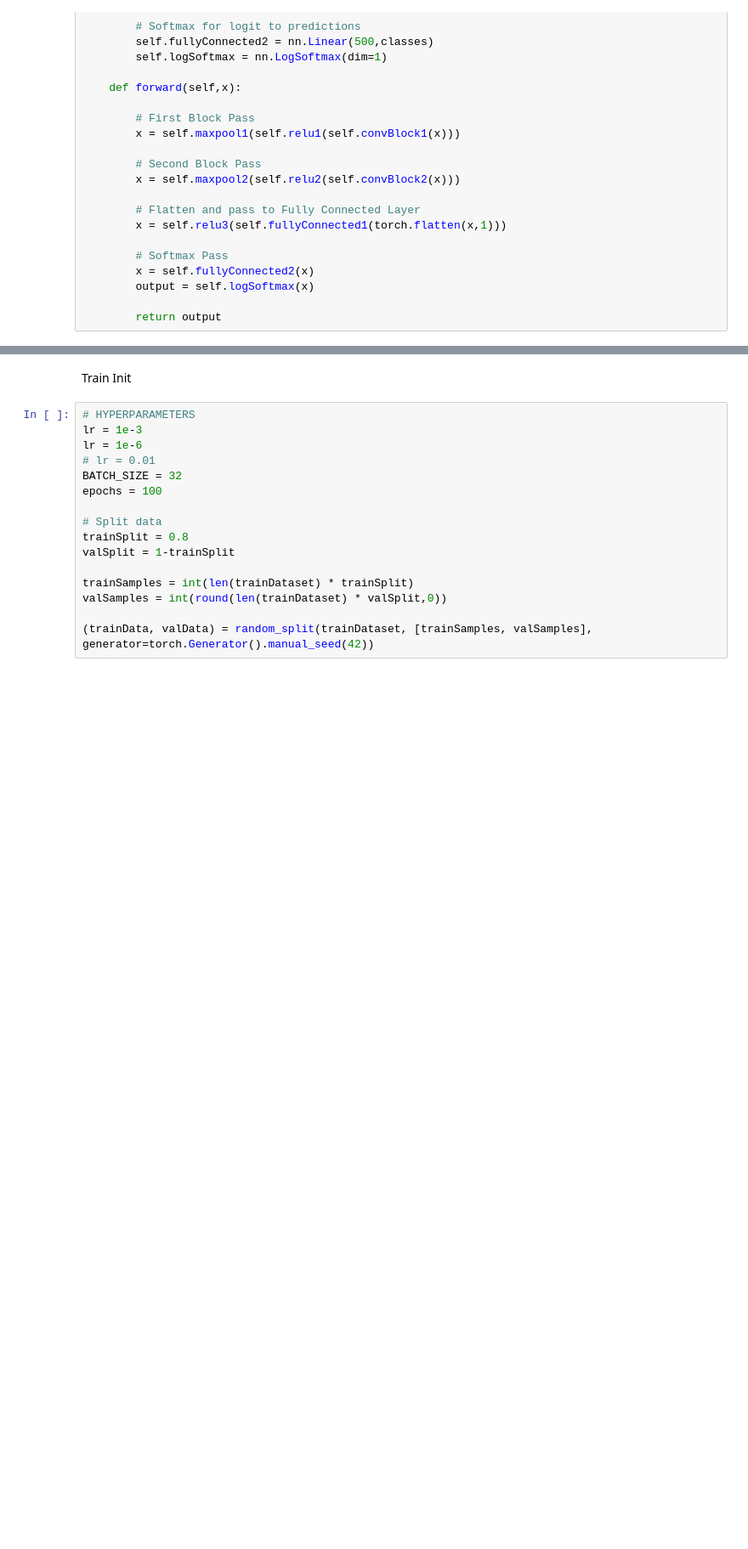
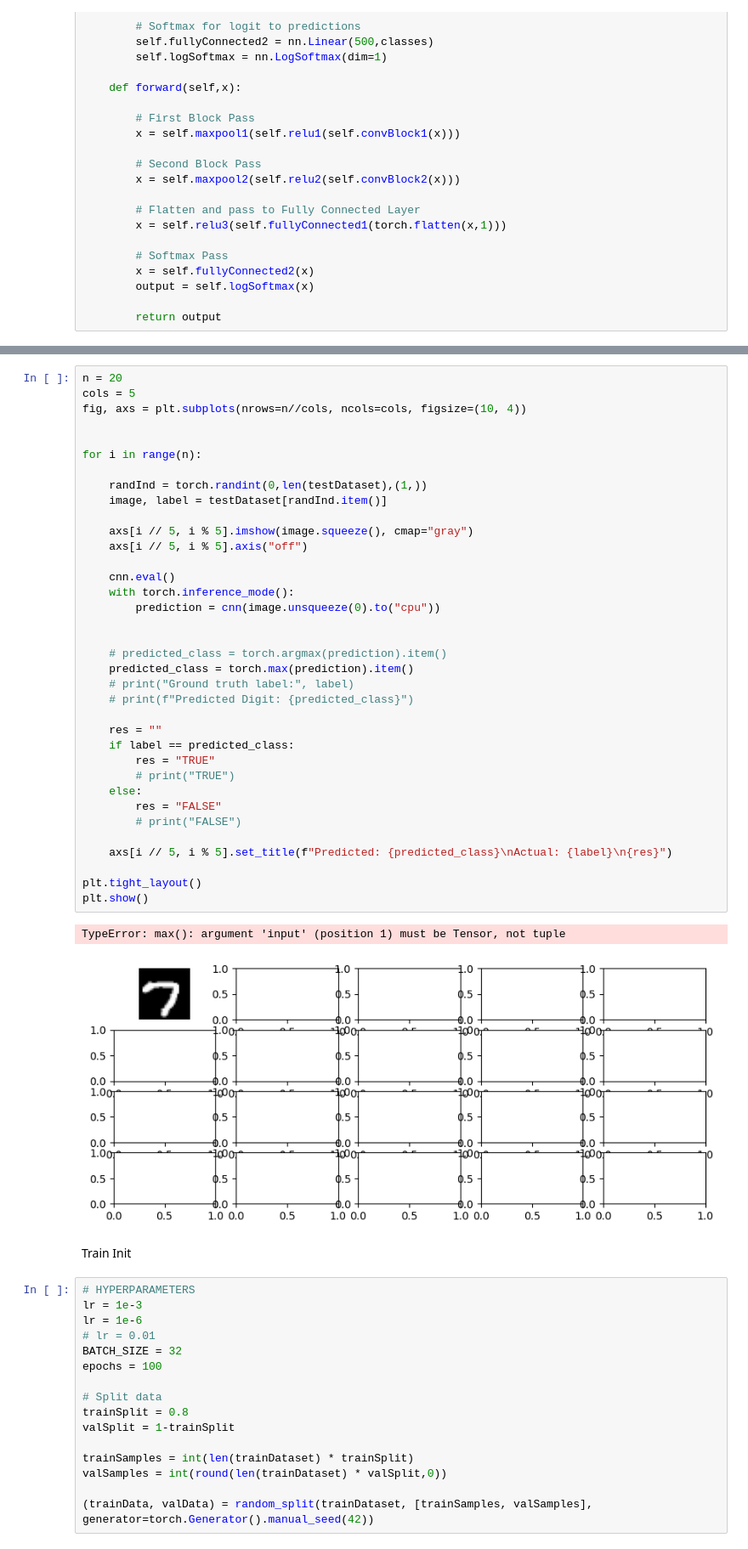
Before and after one commit to MekaelWasti/my-site, a Jupyter notebook: src/components/HDR components/HDR Engine.ipynb, the cells around one changed output, grey strips where cells are left out. Shown at 85% size. Cells and saved outputs as stored; diff of their text form; blank space fills up the shorter version.

```diff
--- a/src/components/HDR components/HDR Engine.ipynb
+++ b/src/components/HDR components/HDR Engine.ipynb
@@ -84,3 +395,42 @@ class LeNet(nn.Module):
+# %%
+n = 20
+cols = 5
+fig, axs = plt.subplots(nrows=n//cols, ncols=cols, figsize=(10, 4))
+
+
+for i in range(n):
+
+    randInd = torch.randint(0,len(testDataset),(1,))
+    image, label = testDataset[randInd.item()]
+
+    axs[i // 5, i % 5].imshow(image.squeeze(), cmap="gray")
+    axs[i // 5, i % 5].axis("off")
+
+    cnn.eval()
+    with torch.inference_mode():
+        prediction = cnn(image.unsqueeze(0).to("cpu"))
+
+
+    # predicted_class = torch.argmax(prediction).item()
+    predicted_class = torch.max(prediction).item()
+    # print("Ground truth label:", label)
+    # print(f"Predicted Digit: {predicted_class}")
+
+    res = ""
+    if label == predicted_class:
+        res = "TRUE"
+        # print("TRUE")
+    else:
+        res = "FALSE"
+        # print("FALSE")
+
+    axs[i // 5, i % 5].set_title(f"Predicted: {predicted_class}\nActual: {label}\n{res}")
+
+plt.tight_layout()
+plt.show()
+# %% [output]
+TypeError: max(): argument 'input' (position 1) must be Tensor, not tuple
+[figure, added]
 # %% [markdown]
 Train Init
 # %%
```
Also changed, not shown: parts of 13 cells of this notebook, 3 other files.
